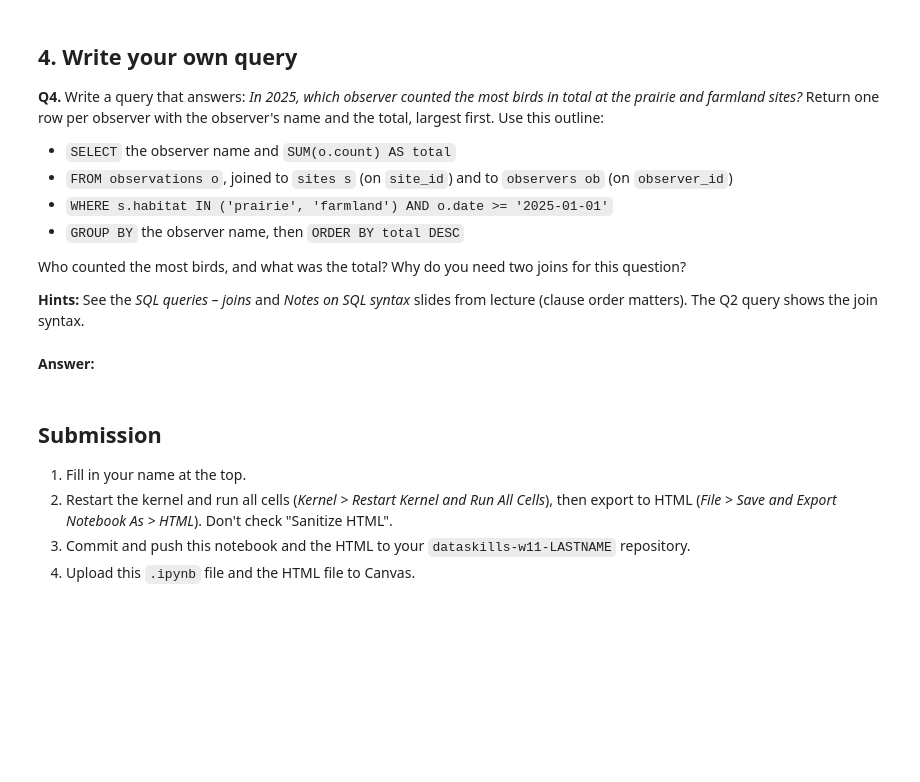
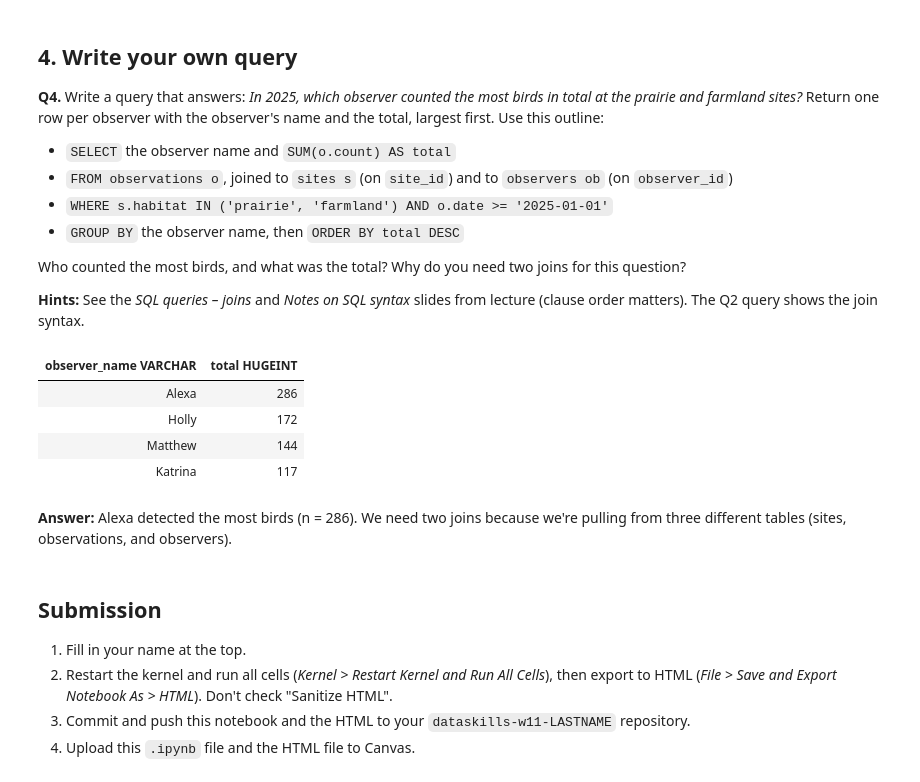
Before and after one commit to grushon2/dataskills-w11-grushon, a Jupyter notebook: code/w11-ex02-python-databases.ipynb, the cells around one changed output. Saved outputs shown, nothing was run; the diff lists cells and outputs as text; code cells hidden in the pictures; blank space fills up the shorter version.

```diff
--- a/code/w11-ex02-python-databases.ipynb
+++ b/code/w11-ex02-python-databases.ipynb
@@ -173,9 +173,23 @@ Who counted the most birds, and what was the total? Why do you need two joins fo
 
 **Hints:** See the *SQL queries – joins* and *Notes on SQL syntax* slides from lecture (clause order matters). The Q2 query shows the join syntax.
 # %%
-# YOUR TURN (Q4)
+con.sql("""
+SELECT ob.observer_name, SUM(o.count) AS total
+FROM observations o
+JOIN sites s ON o.site_id = s.site_id
+JOIN observers ob ON o.observer_id = ob.observer_id
+WHERE s.habitat IN ('prairie', 'farmland') AND o.date >= '2025-01-01'
+GROUP BY observer_name
+ORDER BY total DESC
+""")
+# %% [output]
+| observer_name VARCHAR | total HUGEINT |
+| Alexa | 286 |
+| Holly | 172 |
+| Matthew | 144 |
+| Katrina | 117 |
 # %% [markdown]
-**Answer:**
+**Answer:** Alexa detected the most birds (n = 286). We need two joins because we're pulling from three different tables (sites, observations, and observers).
 # %%
 # Close the connection when you're done
 con.close()
```
